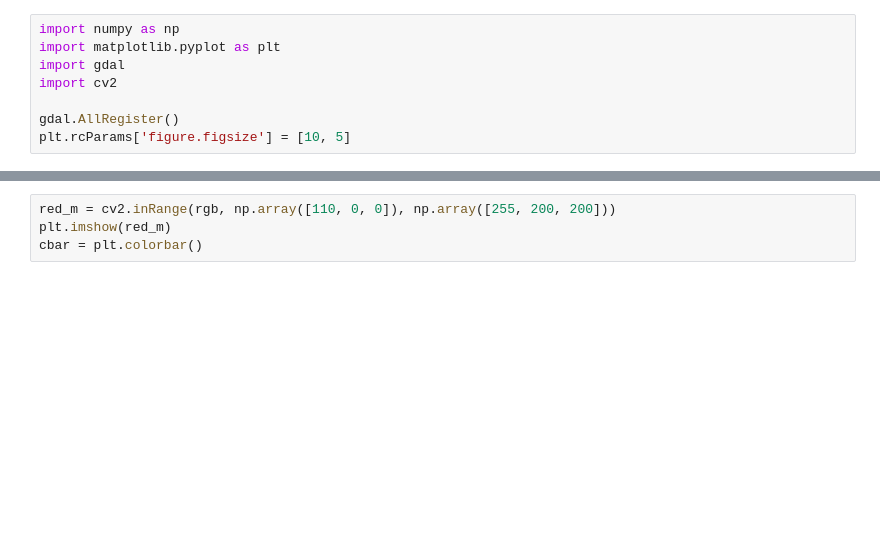
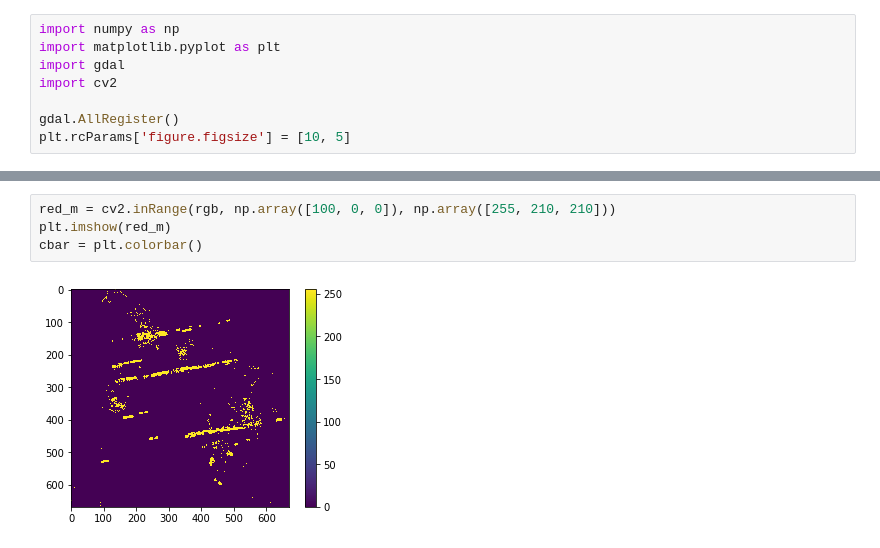
Before and after one commit to rytse/owsf, a Jupyter notebook: process_and_plot.ipynb, the cells around one changed output, grey strips where cells are left out. Cells and saved outputs as stored; diff of their text form; blank space fills up the shorter version.

```diff
--- a/process_and_plot.ipynb
+++ b/process_and_plot.ipynb
@@ -50,5 +52,7 @@ plt.savefig('img.png', dpi=600)
 # %%
-red_m = cv2.inRange(rgb, np.array([110, 0, 0]), np.array([255, 200, 200]))
+red_m = cv2.inRange(rgb, np.array([100, 0, 0]), np.array([255, 210, 210]))
 plt.imshow(red_m)
 cbar = plt.colorbar()
+# %% [output]
+[figure, added]
 # %%
```
Also changed, not shown: parts of 7 cells of this notebook, 2 other files.
